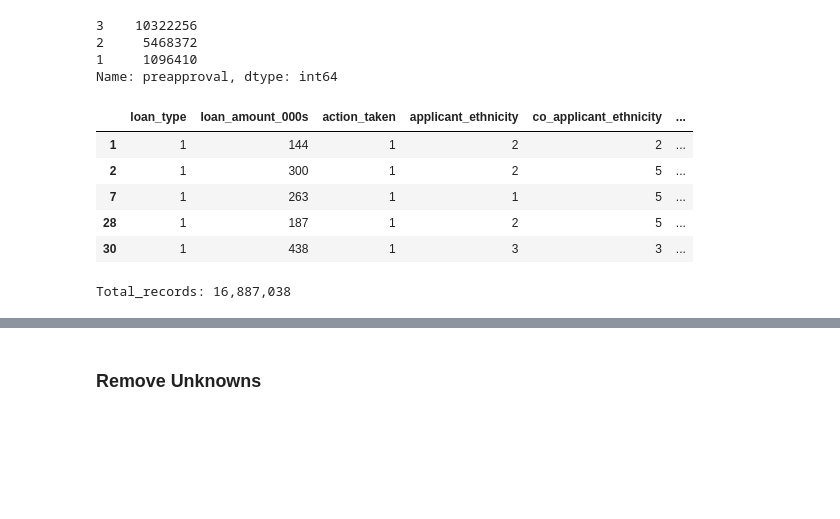
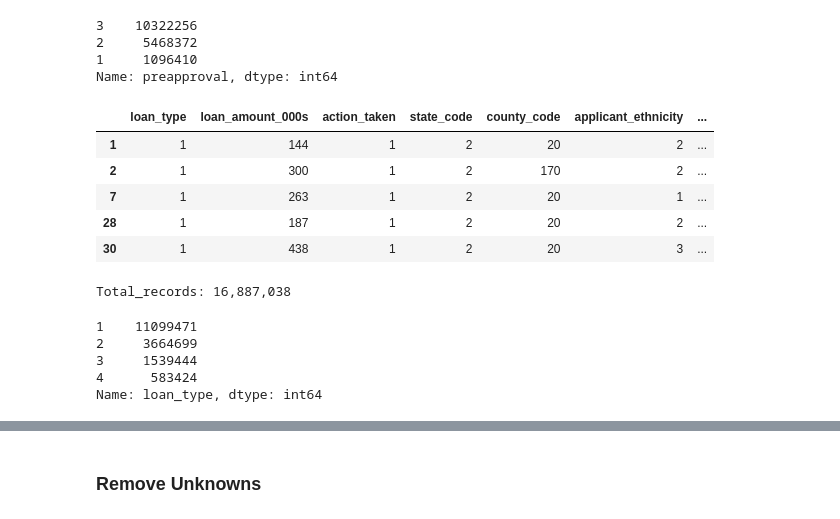
Before and after one commit to reiderwin/project4, a Jupyter notebook: loan_data_cleanup_2.ipynb, the cells around one changed output, grey strips where cells are left out. Cells and saved outputs as stored; diff of their text form; code cells hidden in the pictures; blank space fills up the shorter version.

```diff
--- a/loan_data_cleanup_2.ipynb
+++ b/loan_data_cleanup_2.ipynb
@@ -265,15 +265,15 @@ Name: preapproval, dtype: int64
 dataset= dataset.drop(columns=['loan_purpose', 'property_type', 'agency_code', 'preapproval'])
 # %%
 #just loans no location
-loans=dataset.drop(columns=['state_code', 'county_code', 'census_tract_number'])
+loans=dataset.drop(columns=['census_tract_number'])
 loans.head()
 # %% [output]
-|  | loan_type | loan_amount_000s | action_taken | applicant_ethnicity | co_applicant_ethnicity | ... |
-| 1 | 1 | 144 | 1 | 2 | 2 | ... |
-| 2 | 1 | 300 | 1 | 2 | 5 | ... |
-| 7 | 1 | 263 | 1 | 1 | 5 | ... |
-| 28 | 1 | 187 | 1 | 2 | 5 | ... |
-| 30 | 1 | 438 | 1 | 3 | 3 | ... |
+|  | loan_type | loan_amount_000s | action_taken | state_code | county_code | applicant_ethnicity | ... |
+| 1 | 1 | 144 | 1 | 2 | 20 | 2 | ... |
+| 2 | 1 | 300 | 1 | 2 | 170 | 2 | ... |
+| 7 | 1 | 263 | 1 | 2 | 20 | 1 | ... |
+| 28 | 1 | 187 | 1 | 2 | 20 | 2 | ... |
+| 30 | 1 | 438 | 1 | 2 | 20 | 3 | ... |
 # %%
 records=len(dataset)
 print(f'Total_records: {records:,d}')
@@ -286,6 +286,12 @@ Total_records: 16,887,038
 # 4 -- FSA/RHS (Farm Service Agency or Rural Housing Service)
 loan_type_count=loans['loan_type'].value_counts()
 loan_type_count
+# %% [output]
+1    11099471
+2     3664699
+3     1539444
+4      583424
+Name: loan_type, dtype: int64
 # %%
 # 0 -- Loan was not originated or was not sold in calendar year covered by register
 # 1 -- Fannie Mae (FNMA)
```
Also changed, not shown: parts of 6 cells of this notebook, 2 other files.
